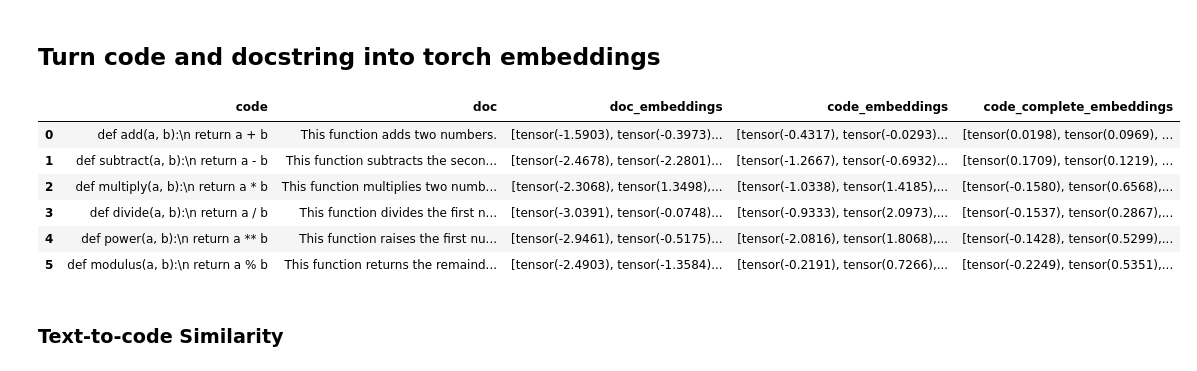
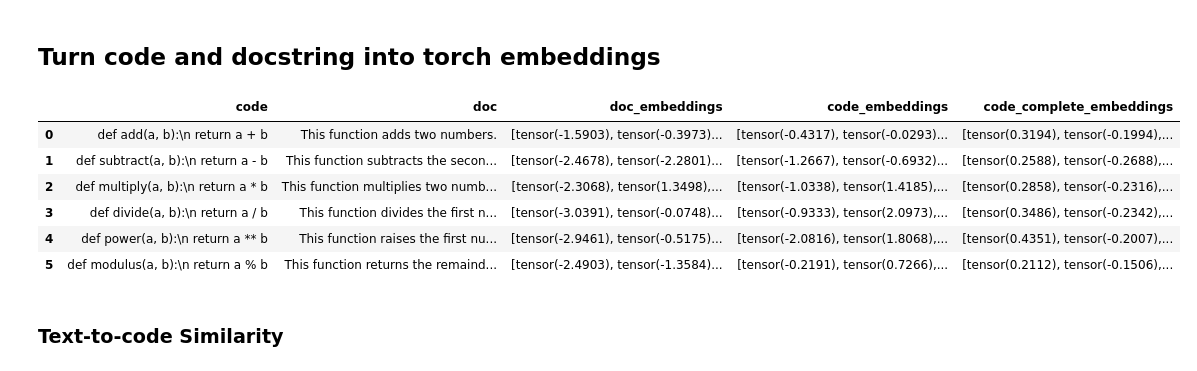
Before and after one commit to rosafilgueira/PyCodeSearch, a Jupyter notebook: Registry_search_multimodel_v2.ipynb, the cells around one changed output. Saved outputs shown, nothing was run; the diff lists cells and outputs as text; code cells hidden in the pictures.

```diff
--- a/Registry_search_multimodel_v2.ipynb
+++ b/Registry_search_multimodel_v2.ipynb
@@ -128,40 +131,40 @@ def encode(string, model_type):
             embedding = torch.tensor(embedding)
         kk=embedding.squeeze()
         final_t=kk[0]
     elif model_type ==3:
         with torch.no_grad():
             inputs = tokenizer_1(string, padding="max_length", truncation=True, max_length=512, return_tensors="pt")
             outputs = model_code_completion_1(**inputs)
             embedding = outputs.last_hidden_state.mean(dim=1)  # You can use any pooling strategy here
         final_t = embedding.squeeze()
 
     else:
          with torch.no_grad():
             inputs = tokenizer_2(string, padding="max_length", truncation=True, max_length=512, return_tensors="pt")
             outputs = model_code_completion_2(**inputs)
             embedding = outputs.last_hidden_state.mean(dim=1)  # You can use any pooling strategy here
          final_t = embedding.squeeze()
 
     return final_t
 
 ## model_type =1 -- for text-to_code
 registry["doc_embeddings"] = registry["doc"].apply(encode, model_type=1)
 ## model_type=2 -- for code-to-code
 registry["code_embeddings"] = registry["code"].apply(encode, model_type=1)
 
 ## model_type=3 | type=4 -- for code-completion
-registry["code_complete_embeddings"] = registry["code"].apply(encode, model_type=4)
+registry["code_complete_embeddings"] = registry["code"].apply(encode, model_type=3)
 
 
 registry
 # %% [output]
 |  | code | doc | doc_embeddings | code_embeddings | code_complete_embeddings |
-| 0 | def add(a, b):\n return a + b | This function adds two numbers. | [tensor(-1.5903), tensor(-0.3973)... | [tensor(-0.4317), tensor(-0.0293)... | [tensor(0.0198), tensor(0.0969), ... |
-| 1 | def subtract(a, b):\n return a - b | This function subtracts the secon... | [tensor(-2.4678), tensor(-2.2801)... | [tensor(-1.2667), tensor(-0.6932)... | [tensor(0.1709), tensor(0.1219), ... |
-| 2 | def multiply(a, b):\n return a * b | This function multiplies two numb... | [tensor(-2.3068), tensor(1.3498),... | [tensor(-1.0338), tensor(1.4185),... | [tensor(-0.1580), tensor(0.6568),... |
-| 3 | def divide(a, b):\n return a / b | This function divides the first n... | [tensor(-3.0391), tensor(-0.0748)... | [tensor(-0.9333), tensor(2.0973),... | [tensor(-0.1537), tensor(0.2867),... |
-| 4 | def power(a, b):\n return a ** b | This function raises the first nu... | [tensor(-2.9461), tensor(-0.5175)... | [tensor(-2.0816), tensor(1.8068),... | [tensor(-0.1428), tensor(0.5299),... |
-| 5 | def modulus(a, b):\n return a % b | This function returns the remaind... | [tensor(-2.4903), tensor(-1.3584)... | [tensor(-0.2191), tensor(0.7266),... | [tensor(-0.2249), tensor(0.5351),... |
+| 0 | def add(a, b):\n return a + b | This function adds two numbers. | [tensor(-1.5903), tensor(-0.3973)... | [tensor(-0.4317), tensor(-0.0293)... | [tensor(0.3194), tensor(-0.1994),... |
+| 1 | def subtract(a, b):\n return a - b | This function subtracts the secon... | [tensor(-2.4678), tensor(-2.2801)... | [tensor(-1.2667), tensor(-0.6932)... | [tensor(0.2588), tensor(-0.2688),... |
+| 2 | def multiply(a, b):\n return a * b | This function multiplies two numb... | [tensor(-2.3068), tensor(1.3498),... | [tensor(-1.0338), tensor(1.4185),... | [tensor(0.2858), tensor(-0.2316),... |
+| 3 | def divide(a, b):\n return a / b | This function divides the first n... | [tensor(-3.0391), tensor(-0.0748)... | [tensor(-0.9333), tensor(2.0973),... | [tensor(0.3486), tensor(-0.2342),... |
+| 4 | def power(a, b):\n return a ** b | This function raises the first nu... | [tensor(-2.9461), tensor(-0.5175)... | [tensor(-2.0816), tensor(1.8068),... | [tensor(0.4351), tensor(-0.2007),... |
+| 5 | def modulus(a, b):\n return a % b | This function returns the remaind... | [tensor(-2.4903), tensor(-1.3584)... | [tensor(-0.2191), tensor(0.7266),... | [tensor(0.2112), tensor(-0.1506),... |
 # %% [markdown]
 ### Text-to-code Similarity
 # %%
```
Also changed, not shown: parts of 4 cells of this notebook.
